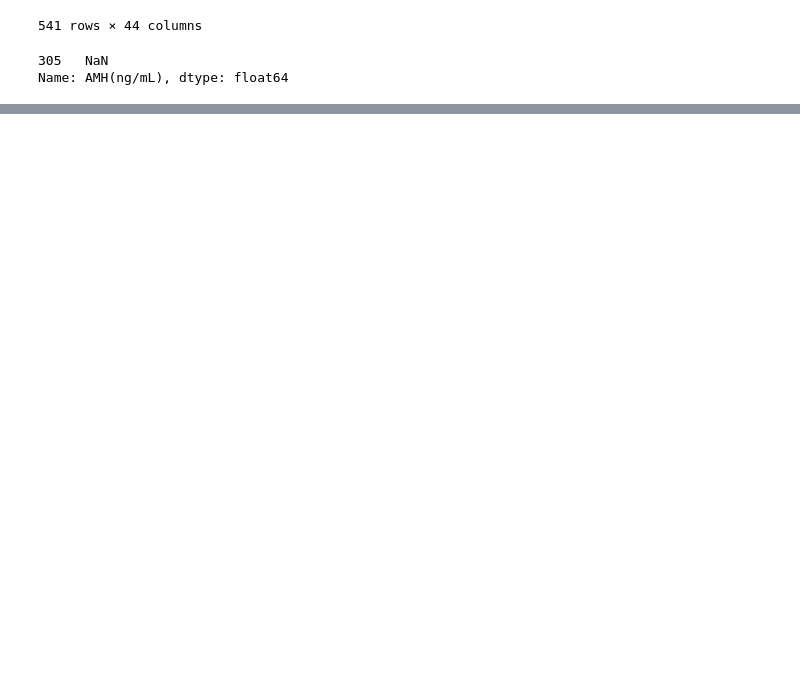
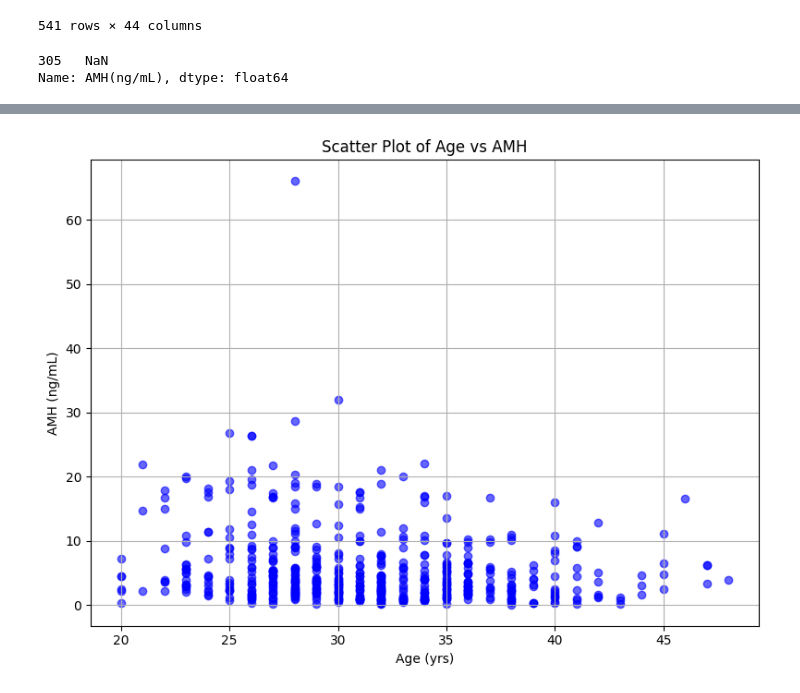
Before and after one commit to tina-m-dev/pcos, a Jupyter notebook: Untitled6.ipynb, the cells around one changed output, grey strips where cells are left out. Cells and saved outputs as stored; diff of their text form; code cells hidden in the pictures; blank space fills up the shorter version.

```diff
--- a/Untitled6.ipynb
+++ b/Untitled6.ipynb
@@ -28,0 +105,20 @@ Name: AMH(ng/mL), dtype: float64
+# %%
+import matplotlib.pyplot as plt
+
+data=df_pcos
+
+
+plt.figure(figsize=(8, 6))
+plt.scatter(data[' Age (yrs)'], data['AMH(ng/mL)'], color='blue', alpha=0.6)
+
+
+plt.title('Scatter Plot of Age vs AMH')
+plt.xlabel('Age (yrs)')
+plt.ylabel('AMH (ng/mL)')
+
+
+plt.grid(True)
+plt.tight_layout()
+plt.show()
+# %% [output]
+[figure, added]
```
Also changed, not shown: parts of 7 cells of this notebook.
